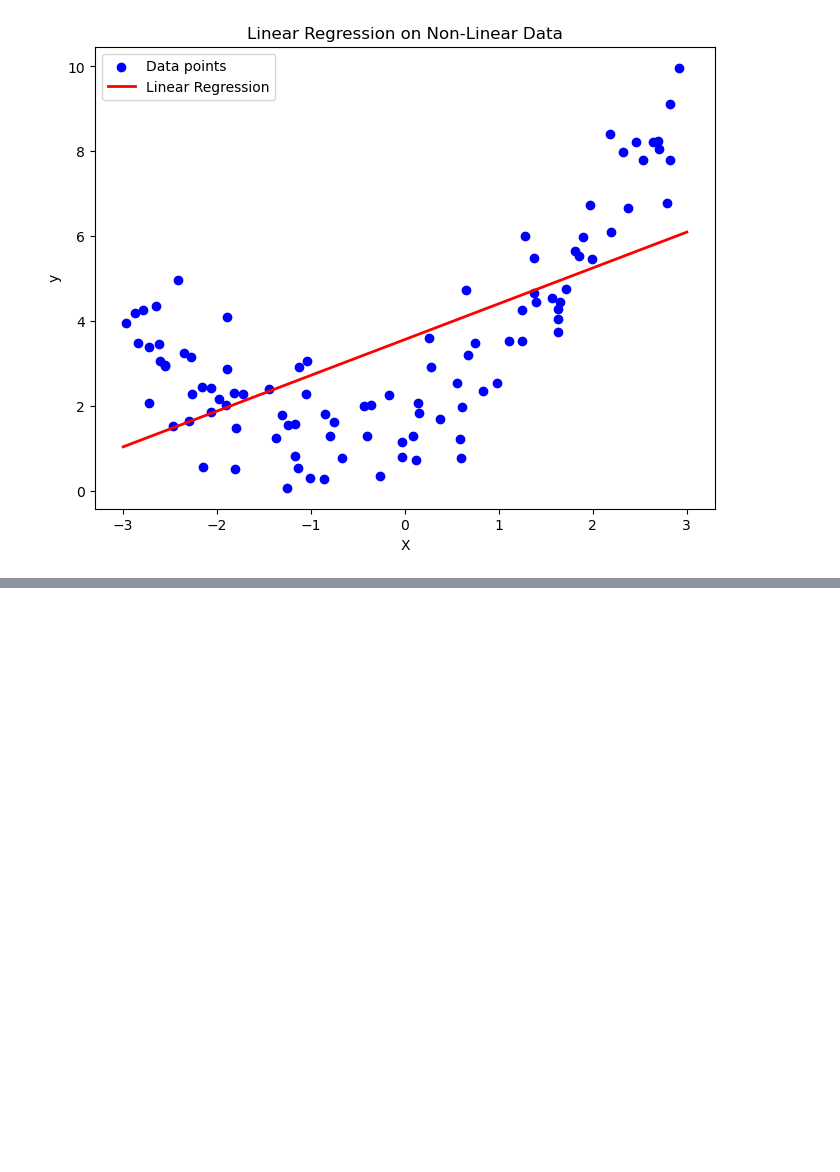
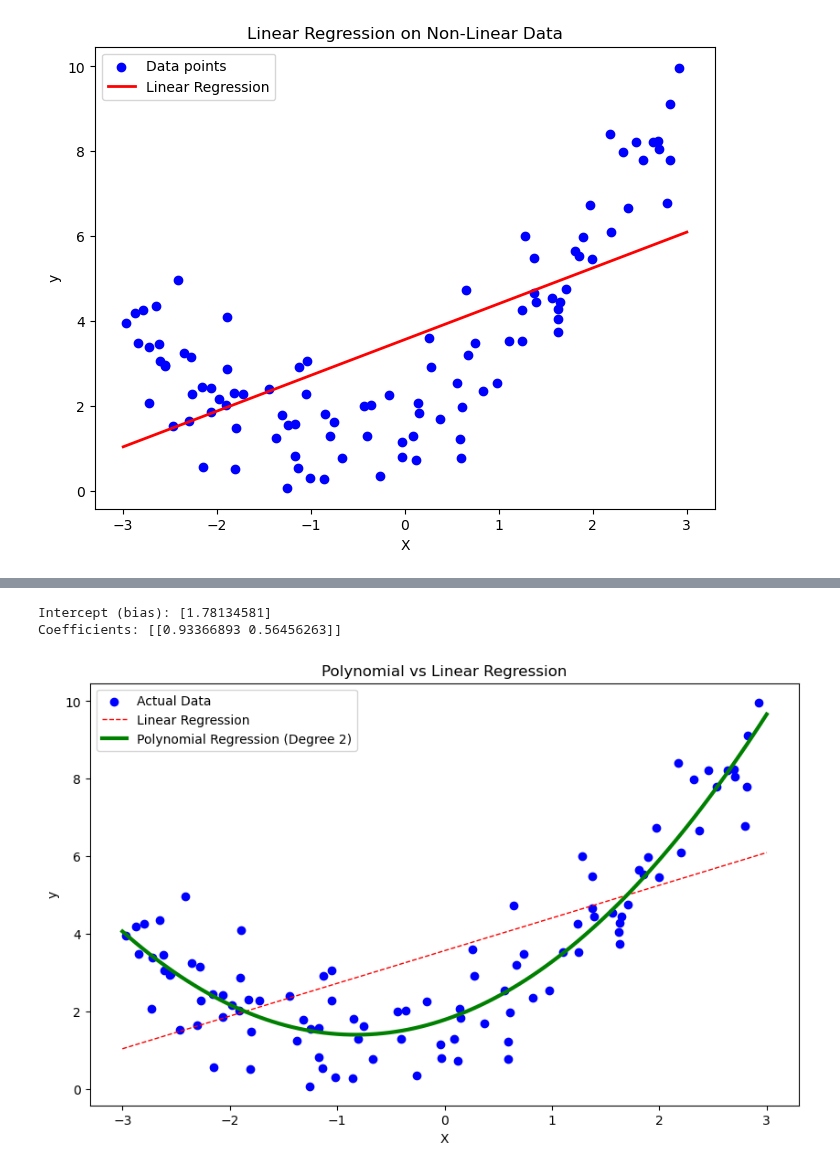
Before and after one commit to kazrkb/ml-modules, a Jupyter notebook: m-13/polynomial_regression.ipynb, the cells around one changed output, grey strips where cells are left out. Cells and saved outputs as stored; diff of their text form; code cells hidden in the pictures; blank space fills up the shorter version.

Commit message:
fiited line of ploynomial regression

```diff
--- a/m-13/polynomial_regression.ipynb
+++ b/m-13/polynomial_regression.ipynb
@@ -49,3 +49,13 @@ plt.legend()
 plt.show()
 # %% [output]
 [figure]
+# %%
+# Implemention of Polynomial Regression
+degree = 2
+poly_features = PolynomialFeatures(degree=degree, include_bias=False)
+X_poly = poly_features.fit_transform(X)
+
+print(f"Original feature shape: {X.shape}")
+print(f"Transformed feature shape (degree {degree}): {X_poly.shape}")
+print(f"First 5 original features:\n{X[:5]}")
+print(f"First 5 transformed features:\n{X_poly[:5]}")
@@ -51,0 +77,31 @@ plt.show()
+# %%
+# Fit the Linear Regression model on the polynomial features
+poly_reg_model = LinearRegression()
+poly_reg_model.fit(X_poly, y)
+
+# Print the learned coefficients
+print(f"Intercept (bias): {poly_reg_model.intercept_}")
+print(f"Coefficients: {poly_reg_model.coef_}")
+# %% [output]
+Intercept (bias): [1.78134581]
+Coefficients: [[0.93366893 0.56456263]]
+# %%
+# Transform the prediction line inputs
+X_new_poly = poly_features.transform(X_new)
+
+# Predict using the transformed inputs
+y_poly_pred = poly_reg_model.predict(X_new_poly)
+
+# Plotting
+plt.figure(figsize=(10, 6))
+plt.scatter(X, y, color='blue', label='Actual Data')
+plt.plot(X_new, y_pred_lin, 'r--', label='Linear Regression', linewidth=1)
+plt.plot(X_new, y_poly_pred, 'g-', label=f'Polynomial Regression (Degree {degree})', linewidth=3)
+
+plt.xlabel("X")
+plt.ylabel("y")
+plt.title("Polynomial vs Linear Regression")
+plt.legend()
+plt.show()
+# %% [output]
+[figure, added]
```
Also changed, not shown: parts of 2 cells of this notebook.
